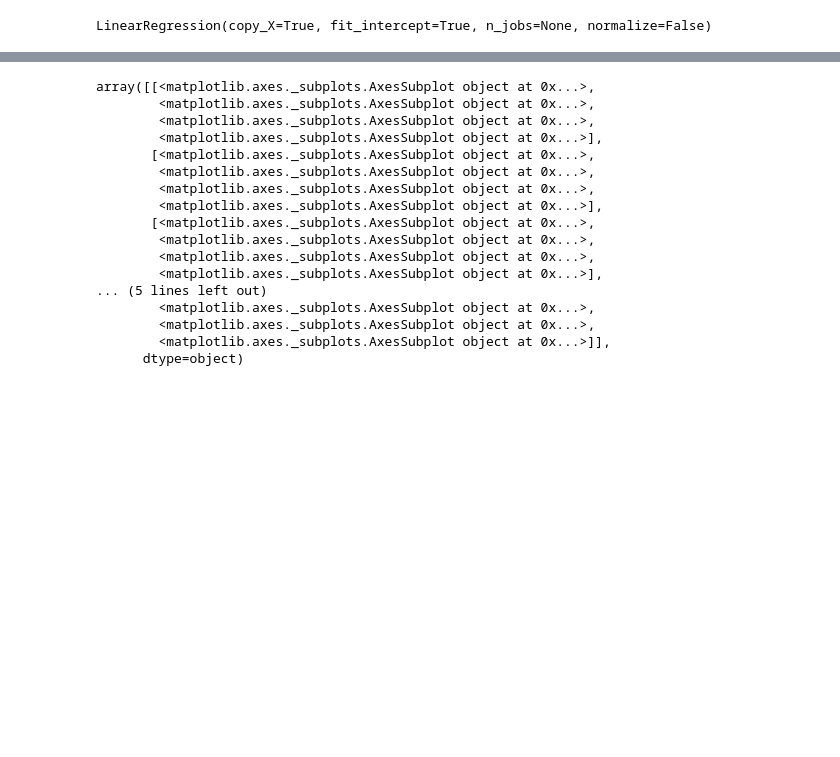
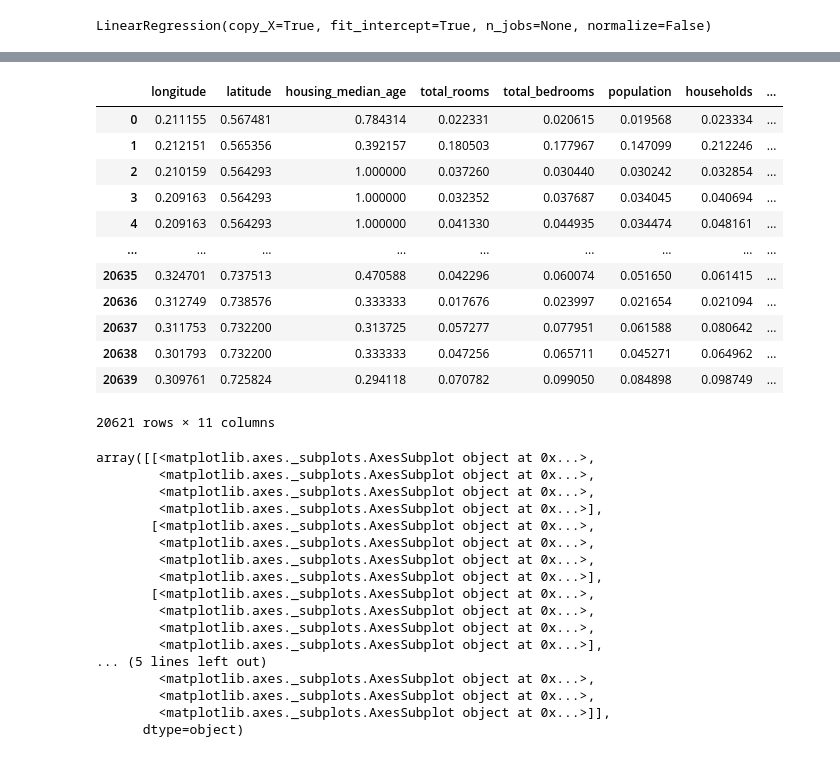
Before and after one commit to deep-son/California-Housing-Price-Prediction, a Jupyter notebook: California_Housing_Price_Prediction.ipynb, the cells around one changed output, grey strips where cells are left out. Saved outputs shown, nothing was run; the diff lists cells and outputs as text; code cells hidden in the pictures; blank space fills up the shorter version.

```diff
--- a/California_Housing_Price_Prediction.ipynb
+++ b/California_Housing_Price_Prediction.ipynb
@@ -442,3 +628,19 @@ house_df2['uniform_housing_median_age'] = pd.DataFrame(data_trans2)
+# %%
+df_temp
+# %% [output]
+|  | longitude | latitude | housing_median_age | total_rooms | total_bedrooms | population | households | ... |
+| 0 | 0.211155 | 0.567481 | 0.784314 | 0.022331 | 0.020615 | 0.019568 | 0.023334 | ... |
+| 1 | 0.212151 | 0.565356 | 0.392157 | 0.180503 | 0.177967 | 0.147099 | 0.212246 | ... |
+| 2 | 0.210159 | 0.564293 | 1.000000 | 0.037260 | 0.030440 | 0.030242 | 0.032854 | ... |
+| 3 | 0.209163 | 0.564293 | 1.000000 | 0.032352 | 0.037687 | 0.034045 | 0.040694 | ... |
+| 4 | 0.209163 | 0.564293 | 1.000000 | 0.041330 | 0.044935 | 0.034474 | 0.048161 | ... |
+| ... | ... | ... | ... | ... | ... | ... | ... | ... |
+| 20635 | 0.324701 | 0.737513 | 0.470588 | 0.042296 | 0.060074 | 0.051650 | 0.061415 | ... |
+| 20636 | 0.312749 | 0.738576 | 0.333333 | 0.017676 | 0.023997 | 0.021654 | 0.021094 | ... |
+| 20637 | 0.311753 | 0.732200 | 0.313725 | 0.057277 | 0.077951 | 0.061588 | 0.080642 | ... |
+| 20638 | 0.301793 | 0.732200 | 0.333333 | 0.047256 | 0.065711 | 0.045271 | 0.064962 | ... |
+| 20639 | 0.309761 | 0.725824 | 0.294118 | 0.070782 | 0.099050 | 0.084898 | 0.098749 | ... |
+20621 rows × 11 columns
 # %%
 house_df2.hist(bins=50,figsize=(15, 15))
 # %% [output]
```
Also changed, not shown: parts of 39 cells of this notebook.
